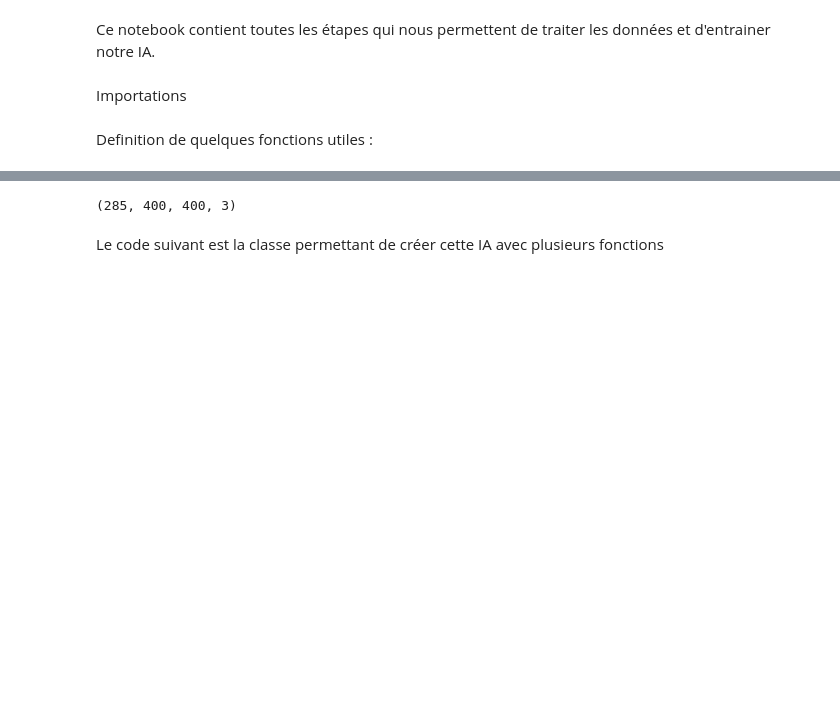
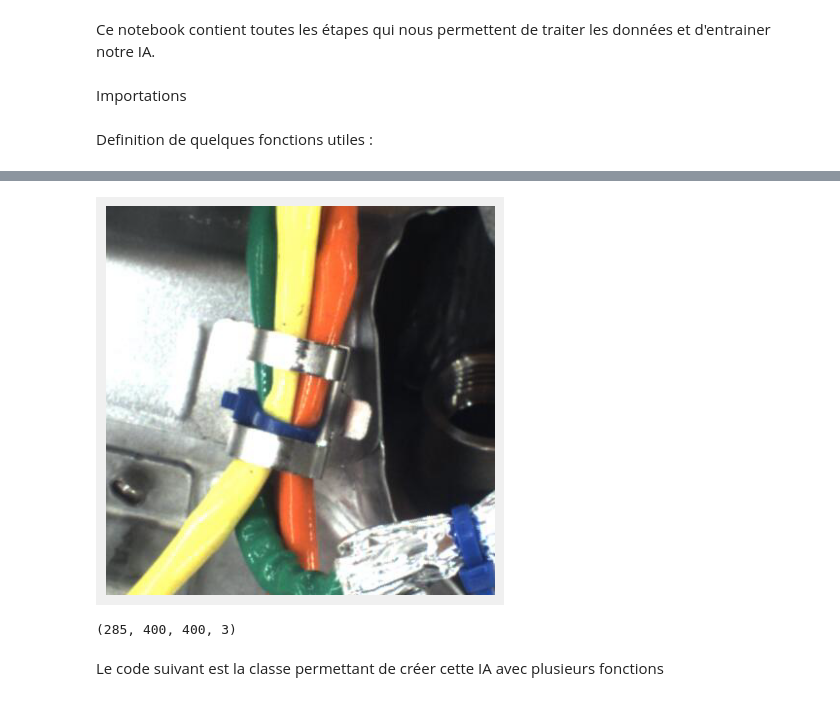
Before and after one commit to Rulienn/Detection-d-anomalie, a Jupyter notebook: JulienNoteBook.ipynb, the cells around one changed output, grey strips where cells are left out. Saved outputs shown, nothing was run; the diff lists cells and outputs as text; code cells hidden in the pictures; blank space fills up the shorter version.

```diff
--- a/JulienNoteBook.ipynb
+++ b/JulienNoteBook.ipynb
@@ -51,11 +51,3 @@ def plotimage(img):
     plt.imshow(img)
     plt.axis('off')  # Masquer les axes
     plt.show()
-# %%
-folder_path = '/home/jgayraud/Documents/MIC3/BE/engine_wiring/train/good'
-target_size = (400, 400)
-images, filenames = load_images_from_folder(folder_path, target_size)
-
-images_conv = normalize_conv(images)
-images = normalize(images)
-plotimage(images[3,:])
@@ -67,3 +54,14 @@ plotimage(images[3,:])
+# %%
+def images_backup(folder_path):
+    target_size = (400, 400)
+    images, filenames = load_images_from_folder(folder_path, target_size)
+
+    return normalize_conv(images), normalize(images)
+
+images_conv, images =images_backup( '/home/jgayraud/Documents/MIC3/BE/engine_wiring/train/good')
+plotimage(images[3,:])
+# %% [output]
+[figure, added]
 # %%
 
 images_conv.shape
```
Also changed, not shown: parts of 14 cells of this notebook, 2 other files.
